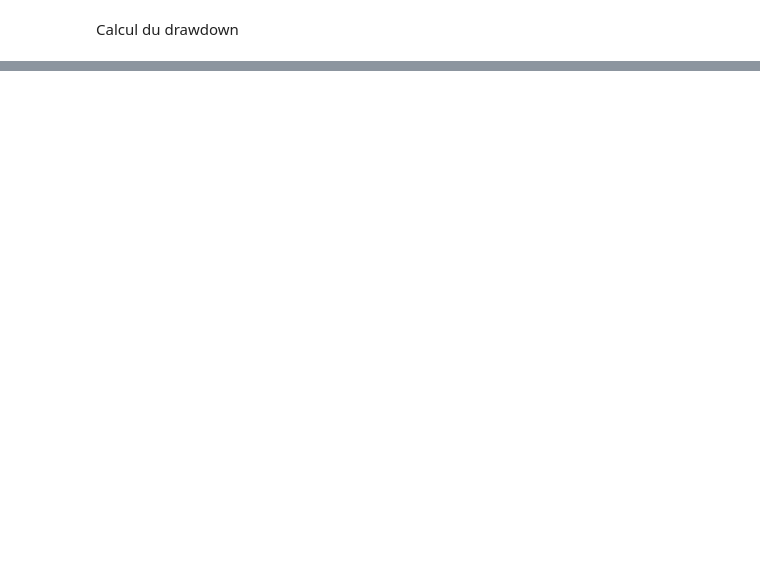
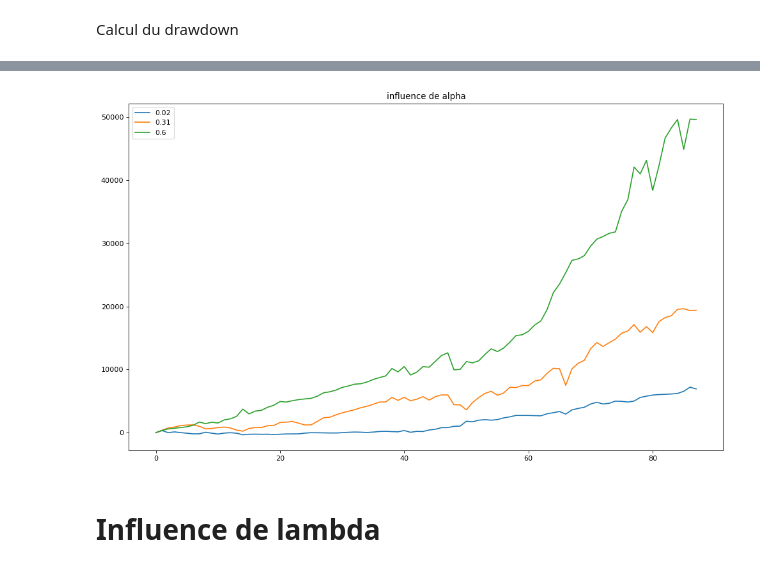
Before and after one commit to Armand-Morin/Portfolio_Optimization_Volga-Technologies, a Jupyter notebook: Refonte_Amaury.ipynb, the cells around one changed output, grey strips where cells are left out. Saved outputs shown, nothing was run; the diff lists cells and outputs as text; code cells hidden in the pictures; blank space fills up the shorter version.

```diff
--- a/Refonte_Amaury.ipynb
+++ b/Refonte_Amaury.ipynb
@@ -387,0 +396,4 @@ Amc -82187.555
+# %%
+alp = np.linspace(0.02,0.6,3)
+for a in alp:
+    compute_portfolio(lamb, a, Money, Pos_max_par_actif, jours_returns, periode_trades,999, gain_cible, False)
@@ -387,0 +418,20 @@ Amc -82187.555
+# %%
+from matplotlib.pyplot import figure
+
+U=[]
+for x in D:
+    if x not in U:
+        U.append(x)
+
+
+figure(figsize=(15, 9), dpi=80)
+
+for i in range(len(U)):
+    plt.plot(U[i],label=alp[i])
+plt.legend()
+plt.title('influence de alpha')
+plt.show()
+# %% [output]
+[figure, added]
+# %% [markdown]
+# Influence de lambda
```
Also changed, not shown: parts of 20 cells of this notebook.
